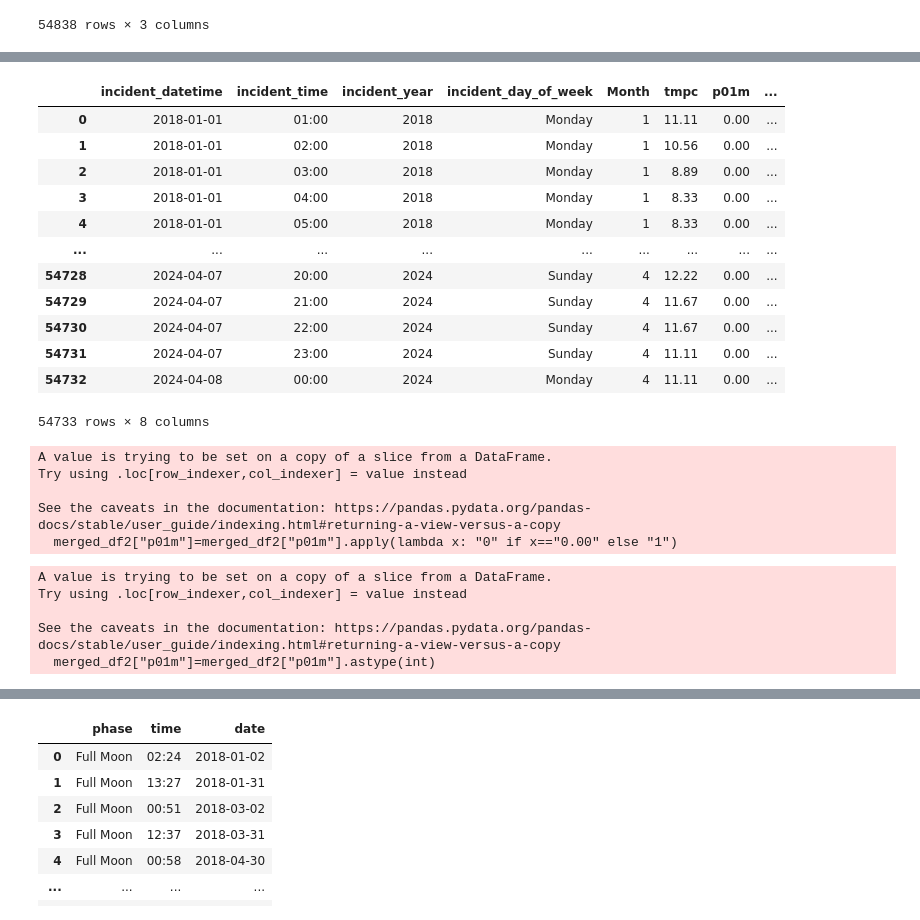
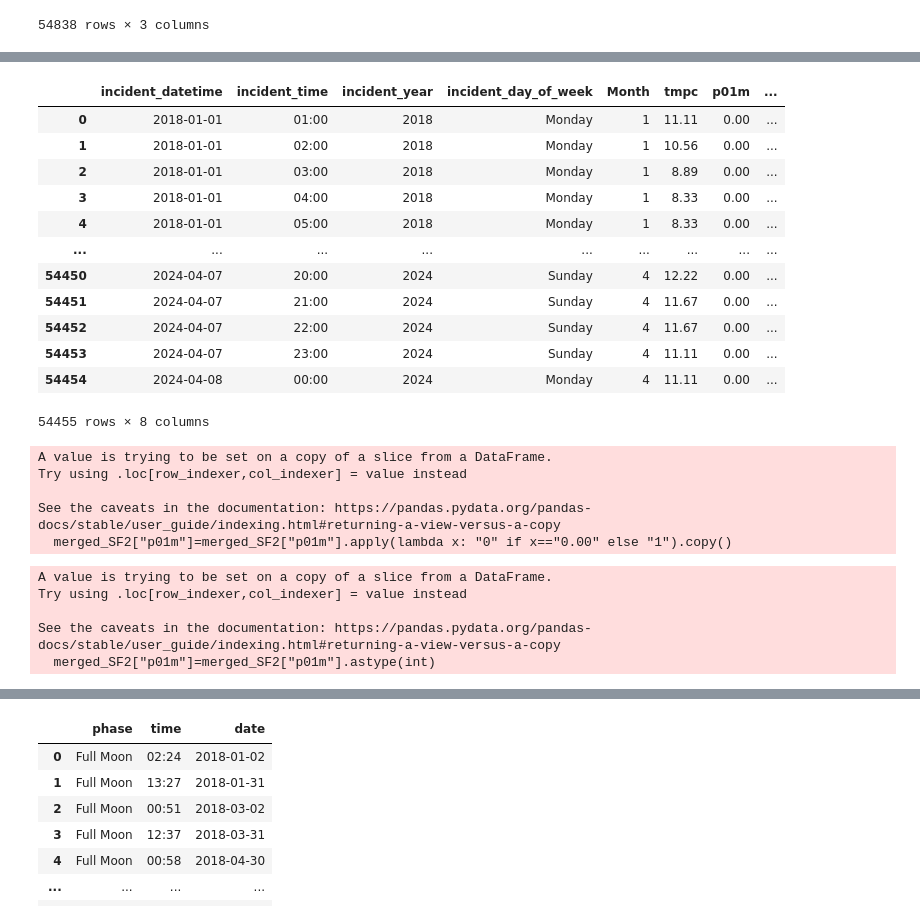
Before and after one commit to etumkaya/incidents, a Jupyter notebook: Incidents_Project.ipynb, the cells around one changed output, grey strips where cells are left out. Cells and saved outputs as stored; diff of their text form; code cells hidden in the pictures.

```diff
--- a/Incidents_Project.ipynb
+++ b/Incidents_Project.ipynb
@@ -341,2 +557,2 @@ clean_the_weather(SF_TEMP)
 # %%
-merged_df=pd.merge(Grouped_SF,SF_TEMP,left_on=["incident_datetime","incident_time"],right_on=["date","rounded_time"])
+merged_df_SF=pd.merge(Grouped_SF,SF_TEMP,left_on=["incident_datetime","incident_time"],right_on=["date","rounded_time"])
@@ -373,4 +627,4 @@ clean_the_weather(SF_PREC)
 | 54837 | 0.00 | 2024-04-08 | 00:00 |
 54838 rows × 3 columns
 # %%
-merged_df2=pd.merge(merged_df,SF_PREC,left_on=["incident_datetime","incident_time"],right_on=["date","rounded_time"])
+merged_df_SF2=pd.merge(merged_df_SF,SF_PREC,left_on=["incident_datetime","incident_time"],right_on=["date","rounded_time"])
@@ -393,33 +647,33 @@ merged_df2
 # %%
-merged_df2=merged_df2[["incident_datetime","incident_time","incident_year","incident_day_of_week","Month","tmpc","p01m","crime count"]]
-merged_df2
+merged_SF2=merged_df_SF2[["incident_datetime","incident_time","incident_year","incident_day_of_week","Month","tmpc","p01m","crime count"]]
+merged_SF2
 # %% [output]
 |  | incident_datetime | incident_time | incident_year | incident_day_of_week | Month | tmpc | p01m | ... |
 | 0 | 2018-01-01 | 01:00 | 2018 | Monday | 1 | 11.11 | 0.00 | ... |
 | 1 | 2018-01-01 | 02:00 | 2018 | Monday | 1 | 10.56 | 0.00 | ... |
 | 2 | 2018-01-01 | 03:00 | 2018 | Monday | 1 | 8.89 | 0.00 | ... |
 | 3 | 2018-01-01 | 04:00 | 2018 | Monday | 1 | 8.33 | 0.00 | ... |
 | 4 | 2018-01-01 | 05:00 | 2018 | Monday | 1 | 8.33 | 0.00 | ... |
 | ... | ... | ... | ... | ... | ... | ... | ... | ... |
-| 54728 | 2024-04-07 | 20:00 | 2024 | Sunday | 4 | 12.22 | 0.00 | ... |
-| 54729 | 2024-04-07 | 21:00 | 2024 | Sunday | 4 | 11.67 | 0.00 | ... |
-| 54730 | 2024-04-07 | 22:00 | 2024 | Sunday | 4 | 11.67 | 0.00 | ... |
-| 54731 | 2024-04-07 | 23:00 | 2024 | Sunday | 4 | 11.11 | 0.00 | ... |
-| 54732 | 2024-04-08 | 00:00 | 2024 | Monday | 4 | 11.11 | 0.00 | ... |
+| 54450 | 2024-04-07 | 20:00 | 2024 | Sunday | 4 | 12.22 | 0.00 | ... |
+| 54451 | 2024-04-07 | 21:00 | 2024 | Sunday | 4 | 11.67 | 0.00 | ... |
+| 54452 | 2024-04-07 | 22:00 | 2024 | Sunday | 4 | 11.67 | 0.00 | ... |
+| 54453 | 2024-04-07 | 23:00 | 2024 | Sunday | 4 | 11.11 | 0.00 | ... |
+| 54454 | 2024-04-08 | 00:00 | 2024 | Monday | 4 | 11.11 | 0.00 | ... |
-54733 rows × 8 columns
+54455 rows × 8 columns
 # %%
-merged_df2["p01m"]=merged_df2["p01m"].apply(lambda x: "0" if x=="0.00" else "1")
+merged_SF2["p01m"]=merged_SF2["p01m"].apply(lambda x: "0" if x=="0.00" else "1").copy()
 # %% [output]
 A value is trying to be set on a copy of a slice from a DataFrame.
 Try using .loc[row_indexer,col_indexer] = value instead
 
 See the caveats in the documentation: https://pandas.pydata.org/pandas-docs/stable/user_guide/indexing.html#returning-a-view-versus-a-copy
-  merged_df2["p01m"]=merged_df2["p01m"].apply(lambda x: "0" if x=="0.00" else "1")
+  merged_SF2["p01m"]=merged_SF2["p01m"].apply(lambda x: "0" if x=="0.00" else "1").copy()
 # %%
-merged_df2["p01m"]=merged_df2["p01m"].astype(int)
+merged_SF2["p01m"]=merged_SF2["p01m"].astype(int)
 # %% [output]
 A value is trying to be set on a copy of a slice from a DataFrame.
 Try using .loc[row_indexer,col_indexer] = value instead
 
 See the caveats in the documentation: https://pandas.pydata.org/pandas-docs/stable/user_guide/indexing.html#returning-a-view-versus-a-copy
-  merged_df2["p01m"]=merged_df2["p01m"].astype(int)
+  merged_SF2["p01m"]=merged_SF2["p01m"].astype(int)
```
Also changed, not shown: parts of 81 cells of this notebook.
